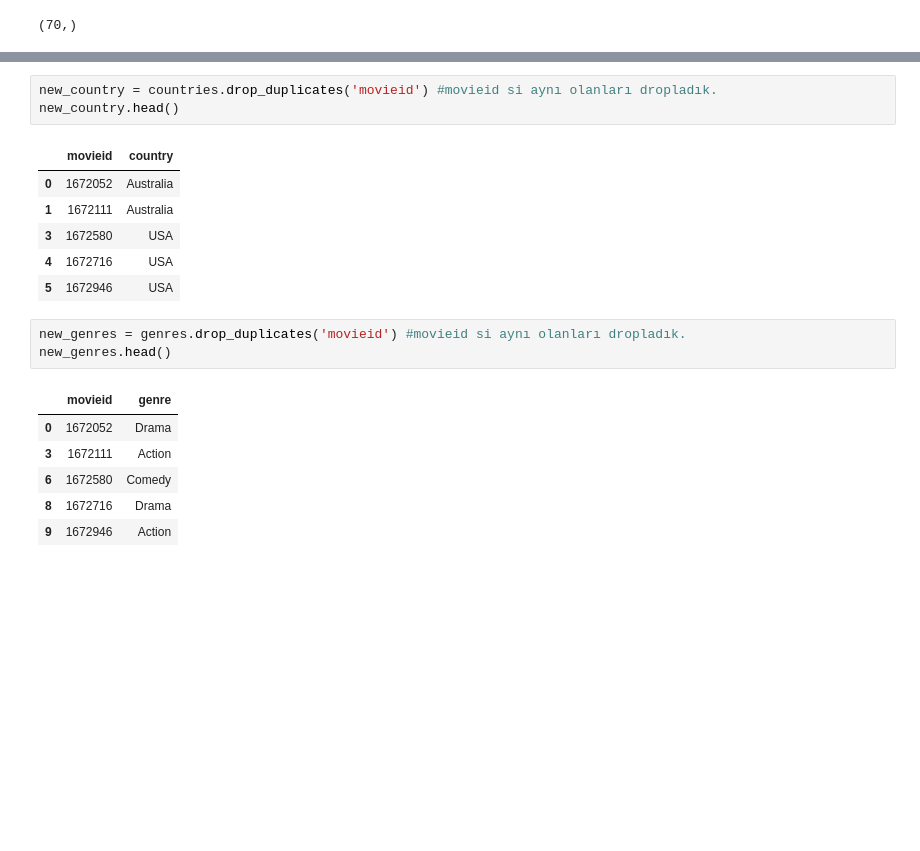
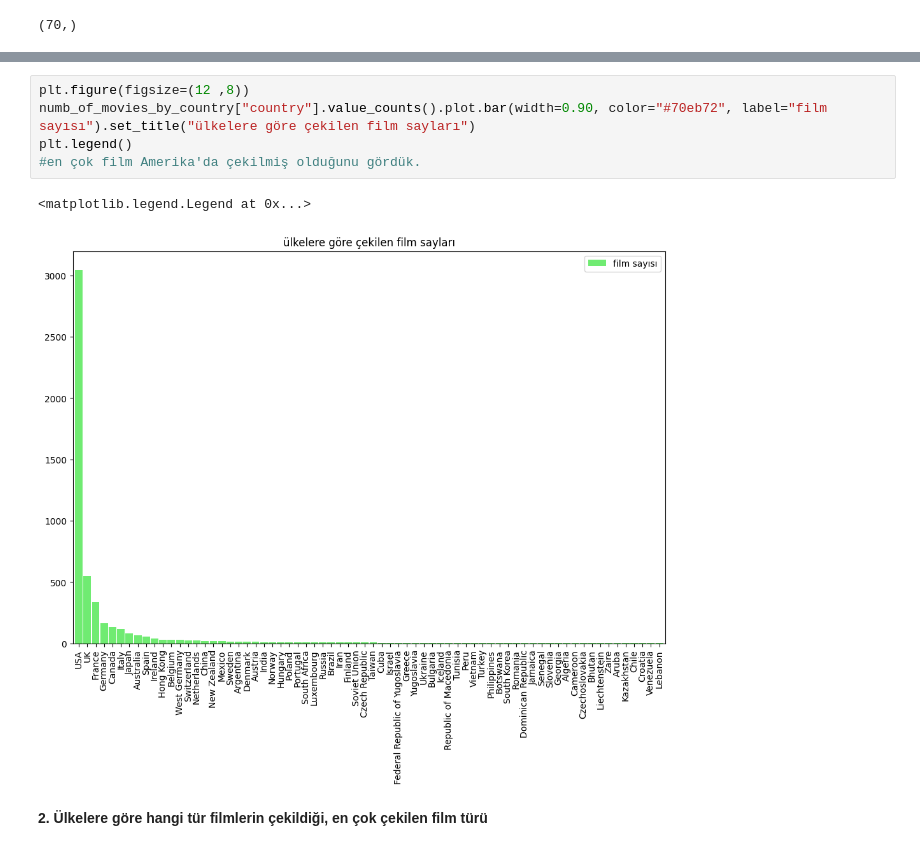
Before and after one commit to oykukaplan/womenintech_python_bitirme_projesi, a Jupyter notebook: bitirme_projesi.ipynb, the cells around one changed output, grey strips where cells are left out. Drawn from its saved outputs; the diff is of its cells as text; blank space fills up the shorter version.

```diff
--- a/bitirme_projesi.ipynb
+++ b/bitirme_projesi.ipynb
@@ -477,20 +458,10 @@ plt.figure(figsize=(15,10))
-# %%
-new_country = countries.drop_duplicates('movieid') #movieid si aynı olanları dropladık.
-new_country.head()
-# %% [output]
-|  | movieid | country |
-| 0 | 1672052 | Australia |
-| 1 | 1672111 | Australia |
-| 3 | 1672580 | USA |
-| 4 | 1672716 | USA |
-| 5 | 1672946 | USA |
-# %%
-new_genres = genres.drop_duplicates('movieid') #movieid si aynı olanları dropladık.
-new_genres.head()
-# %% [output]
-|  | movieid | genre |
-| 0 | 1672052 | Drama |
-| 3 | 1672111 | Action |
-| 6 | 1672580 | Comedy |
-| 8 | 1672716 | Drama |
-| 9 | 1672946 | Action |
+# %%
+plt.figure(figsize=(12 ,8))
+numb_of_movies_by_country["country"].value_counts().plot.bar(width=0.90, color="#70eb72", label="film sayısı").set_title("ülkelere göre çekilen film sayları")
+plt.legend()
+#en çok film Amerika'da çekilmiş olduğunu gördük.
+# %% [output]
+<matplotlib.legend.Legend at 0x...>
+[figure, added]
+# %% [markdown]
+**2. Ülkelere göre hangi tür filmlerin çekildiği, en çok çekilen film türü**
```
Also changed, not shown: parts of 38 cells of this notebook.
